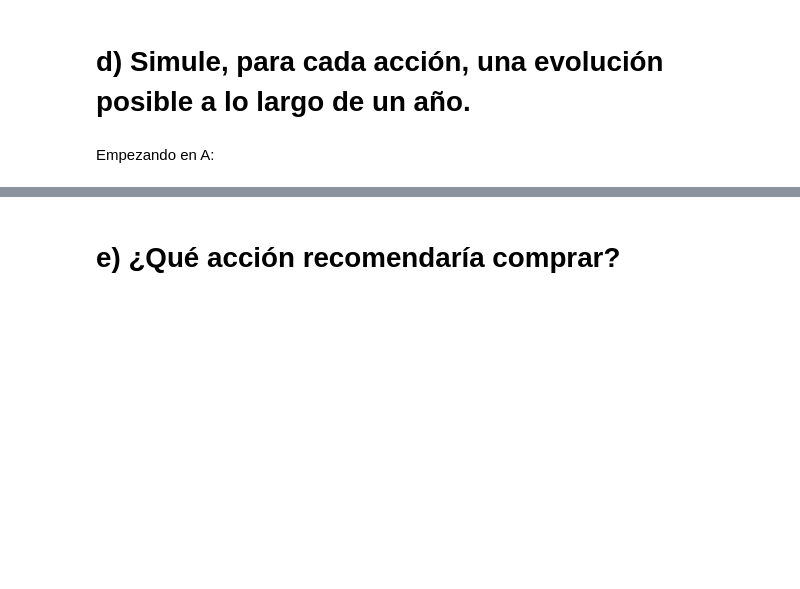
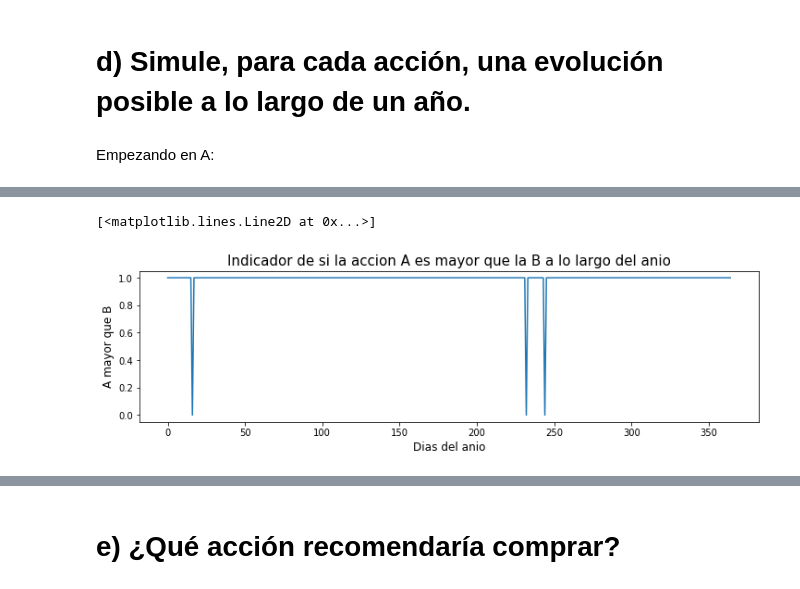
Before and after one commit to nazar9318/Simulacion-1c2020-TP2, a Jupyter notebook: Ej_3/Ejercicio 3.ipynb, the cells around one changed output, grey strips where cells are left out. Drawn from its saved outputs; the diff is of its cells as text; code cells hidden in the pictures; blank space fills up the shorter version.

```diff
--- a/Ej_3/Ejercicio 3.ipynb
+++ b/Ej_3/Ejercicio 3.ipynb
@@ -142,0 +144,9 @@ plt.bar(hist[0], hist[1])
+# %%
+plt.figure(figsize=(12, 3))
+plt.title('Indicador de si la accion A es mayor que la B a lo largo del anio', fontsize = 15)
+plt.xlabel('Dias del anio', fontsize = 12)
+plt.ylabel('A mayor que B', fontsize = 12)
+plt.plot(x,y)
+# %% [output]
+[<matplotlib.lines.Line2D at 0x...>]
+[figure, added]
```
Also changed, not shown: parts of 7 cells of this notebook.
